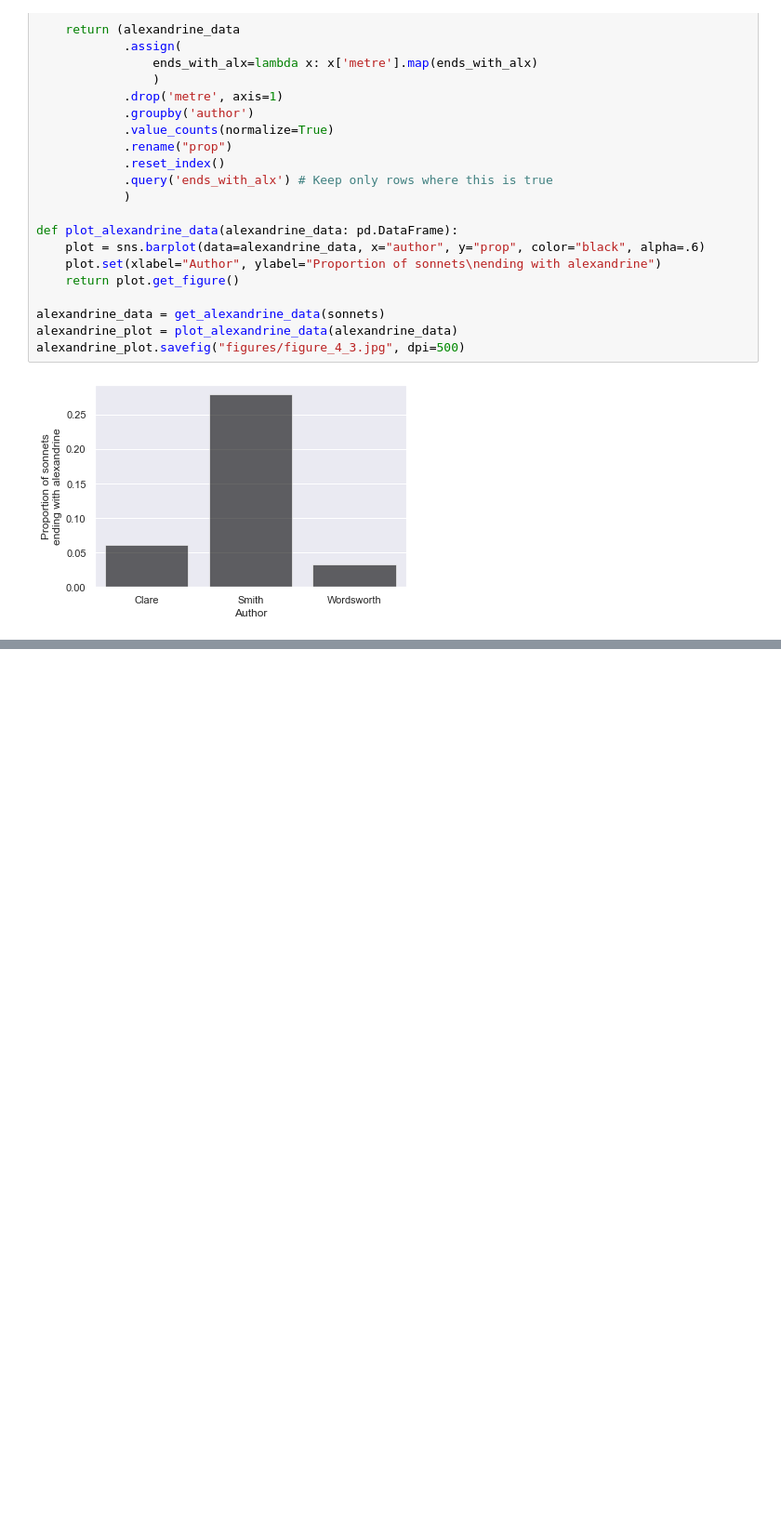
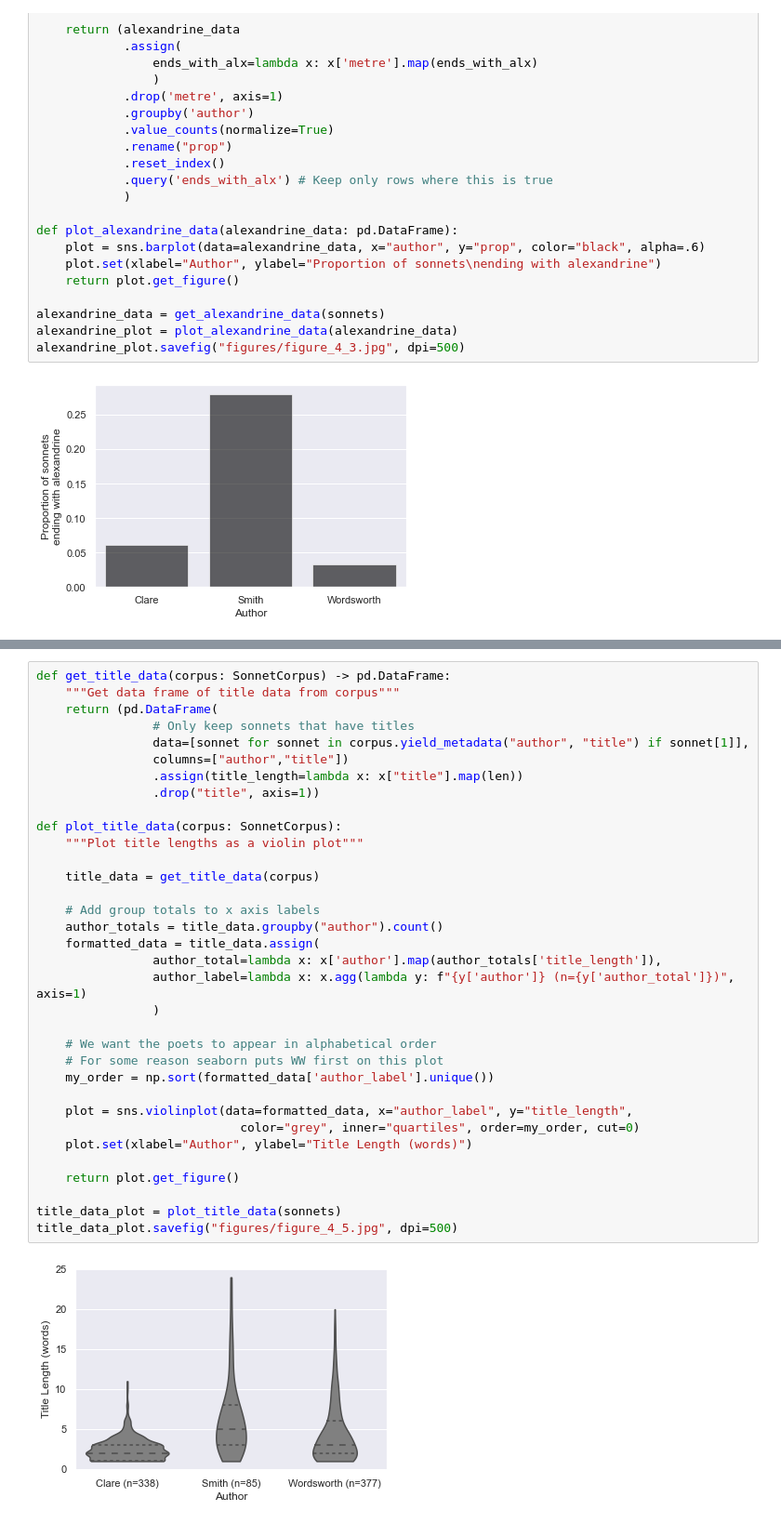
Before and after one commit to sn-code-inside/romantic-self, a Jupyter notebook: Chapter 4 - Lyric.ipynb, the cells around one changed output, grey strips where cells are left out. Shown at 93% size. Saved outputs shown, nothing was run; the diff lists cells and outputs as text; blank space fills up the shorter version.

Commit message:
figures for chapters 3 and 4 rendered

```diff
--- a/Chapter 4 - Lyric.ipynb
+++ b/Chapter 4 - Lyric.ipynb
@@ -208,3 +213,39 @@ sequence_table
 | 0 | Clare | 53 | 134 | 2.528302 | 638 | ... |
 | 1 | Smith | 1 | 92 | 92.000000 | 93 | ... |
 | 2 | Wordsworth | 12 | 502 | 41.833333 | 514 | ... |
+# %%
+def get_title_data(corpus: SonnetCorpus) -> pd.DataFrame:
+    """Get data frame of title data from corpus"""
+    return (pd.DataFrame(
+                # Only keep sonnets that have titles
+                data=[sonnet for sonnet in corpus.yield_metadata("author", "title") if sonnet[1]],
+                columns=["author","title"])
+                .assign(title_length=lambda x: x["title"].map(len))
+                .drop("title", axis=1))
+
+def plot_title_data(corpus: SonnetCorpus):
+    """Plot title lengths as a violin plot"""
+
+    title_data = get_title_data(corpus)
+
+    # Add group totals to x axis labels
+    author_totals = title_data.groupby("author").count()
+    formatted_data = title_data.assign(
+                author_total=lambda x: x['author'].map(author_totals['title_length']),
+                author_label=lambda x: x.agg(lambda y: f"{y['author']} (n={y['author_total']})", axis=1)
+                )
+
+    # We want the poets to appear in alphabetical order
+    # For some reason seaborn puts WW first on this plot
+    my_order = np.sort(formatted_data['author_label'].unique())
+
+    plot = sns.violinplot(data=formatted_data, x="author_label", y="title_length",
+                            color="grey", inner="quartiles", order=my_order, cut=0)
+    plot.set(xlabel="Author", ylabel="Title Length (words)")
+
+    return plot.get_figure()
+
+title_data_plot = plot_title_data(sonnets)
+title_data_plot.savefig("figures/figure_4_5.jpg", dpi=500)
+# %% [output]
+[figure, added]
```
Also changed, not shown: parts of 20 cells of this notebook, 22 other files.
